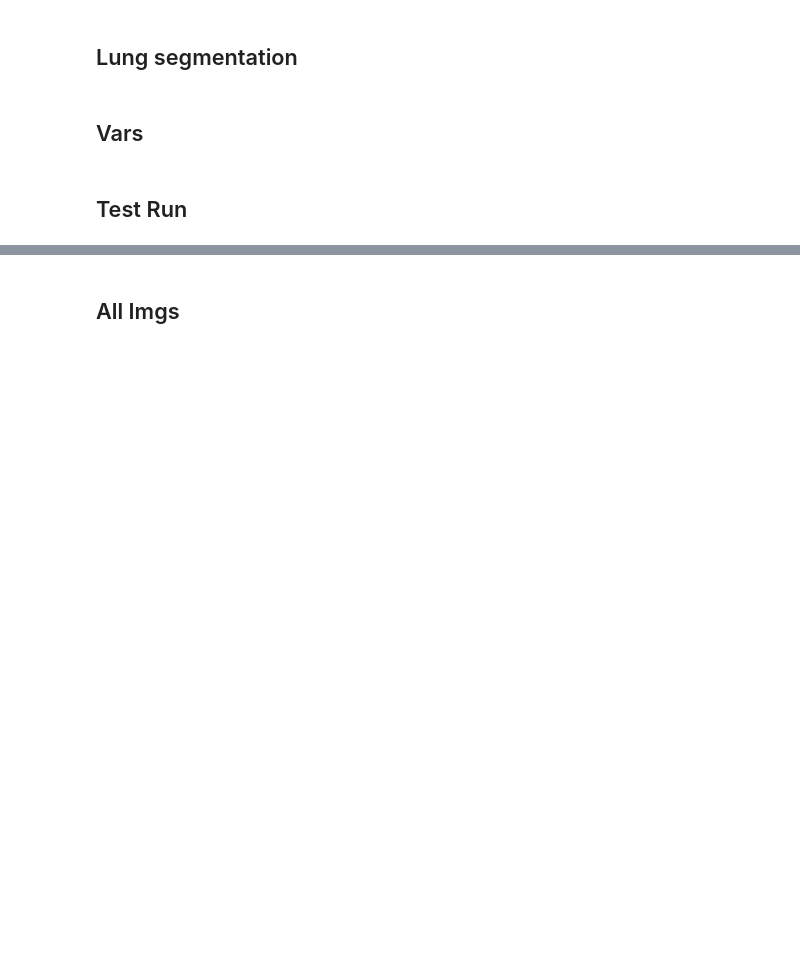
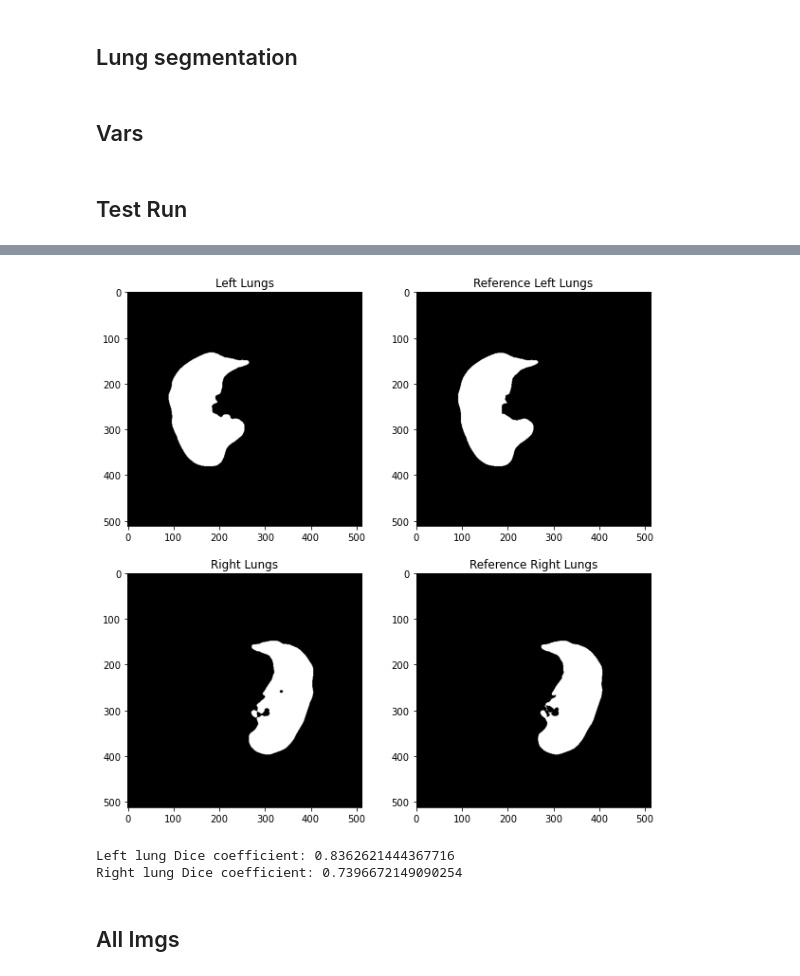
Before and after one commit to stabor705/opencv-and-ai-agh-2024, a Jupyter notebook: lab-1/Lab1/Project1.ipynb, the cells around one changed output, grey strips where cells are left out. Cells and saved outputs as stored; diff of their text form; code cells hidden in the pictures; blank space fills up the shorter version.

```diff
--- a/lab-1/Lab1/Project1.ipynb
+++ b/lab-1/Lab1/Project1.ipynb
@@ -309,9 +251,17 @@ side_by_side(closed, selected, "Segmented vs Reference", selected_slice=80)
 # %%
 left_lungs, ref_left_lungs, right_lungs, ref_right_lungs = preform_watershed(closed, ref_nib_fname)
+left_data = nib.Nifti1Image(left_lungs, np.eye(4))
+right_data = nib.Nifti1Image(right_lungs, np.eye(4))
+nib.save(left_data, 'left_lungs.nii')
+nib.save(right_data, 'right_lungs.nii')
 
 compare_lungs(left_lungs, ref_left_lungs, right_lungs, ref_right_lungs)
 print(f"Left lung Dice coefficient: {dice_coeff(ref_left_lungs, left_lungs)}")
 print(f"Right lung Dice coefficient: {dice_coeff(ref_right_lungs, right_lungs)}")
+# %% [output]
+[figure, added]
+Left lung Dice coefficient: 0.8362621444367716
+Right lung Dice coefficient: 0.7396672149090254
 # %% [markdown]
 ## All Imgs
 # %%
```
Also changed, not shown: parts of 13 cells of this notebook.
